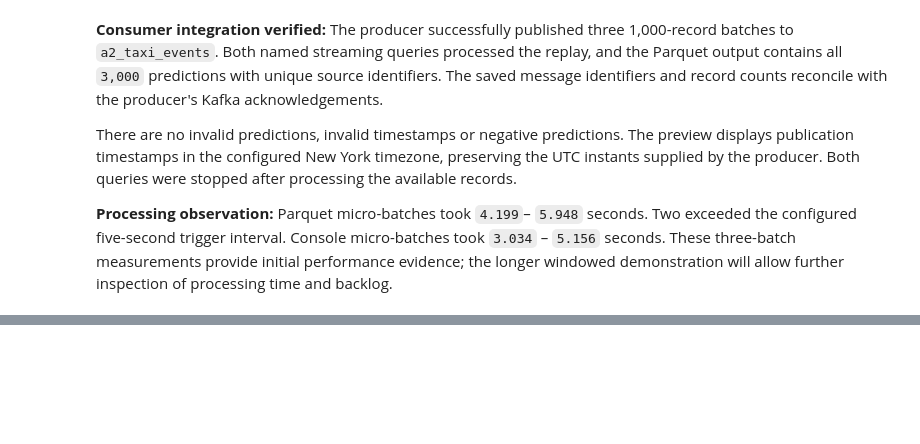
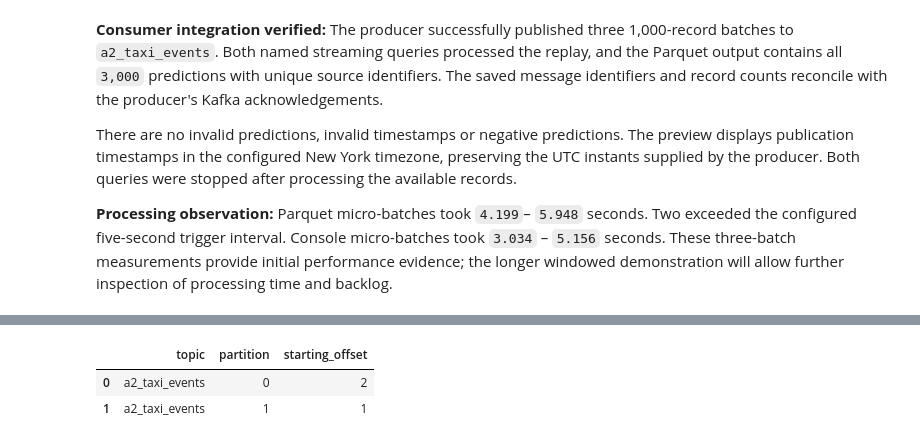
Before and after one commit to hncha9-eng/ITO5202_Ass2_27602966, a Jupyter notebook: assessment2.ipynb, the cells around one changed output, grey strips where cells are left out. Drawn from its saved outputs; the diff is of its cells as text; code cells hidden in the pictures; blank space fills up the shorter version.

```diff
--- a/assessment2.ipynb
+++ b/assessment2.ipynb
@@ -7578,0 +7711,71 @@ further inspection of processing time and backlog.
+# %%
+def capture_kafka_end_offsets(bootstrap_servers, topic):
+    """Return the next available offset for each topic partition."""
+    offset_client = KafkaConsumer(
+        bootstrap_servers=bootstrap_servers.split(","),
+        client_id="ito5202-a2-monitor-offsets",
+        group_id=None,
+        enable_auto_commit=False,
+        allow_auto_create_topics=False,
+        request_timeout_ms=20_000,
+    )
+
+    try:
+        partition_ids = sorted(
+            offset_client.partitions_for_topic(topic)
+        )
+
+        if not partition_ids:
+            raise RuntimeError(
+                f"No Kafka partitions found for {topic!r}."
+            )
+
+        topic_partitions = [
+            TopicPartition(topic, partition_id)
+            for partition_id in partition_ids
+        ]
+
+        end_offsets = offset_client.end_offsets(
+            topic_partitions,
+            timeout_ms=20_000,
+        )
+
+        return {
+            topic: {
+                str(topic_partition.partition): int(offset)
+                for topic_partition, offset in end_offsets.items()
+            }
+        }
+
+    finally:
+        offset_client.close(
+            autocommit=False,
+            timeout_ms=5_000,
+        )
+
+
+MONITOR_STARTING_OFFSETS = capture_kafka_end_offsets(
+    STREAM_BOOTSTRAP_SERVERS,
+    STREAM_TOPIC,
+)
+
+MONITOR_STARTING_OFFSETS_JSON = json.dumps(
+    MONITOR_STARTING_OFFSETS,
+    sort_keys=True,
+)
+
+display(pd.DataFrame([
+    {
+        "topic": STREAM_TOPIC,
+        "partition": int(partition_id),
+        "starting_offset": offset,
+    }
+    for partition_id, offset in sorted(
+        MONITOR_STARTING_OFFSETS[STREAM_TOPIC].items(),
+        key=lambda item: int(item[0]),
+    )
+]))
+# %% [output]
+|  | topic | partition | starting_offset |
+| 0 | a2_taxi_events | 0 | 2 |
+| 1 | a2_taxi_events | 1 | 1 |
```
Also changed, not shown: parts of 47 cells of this notebook.
